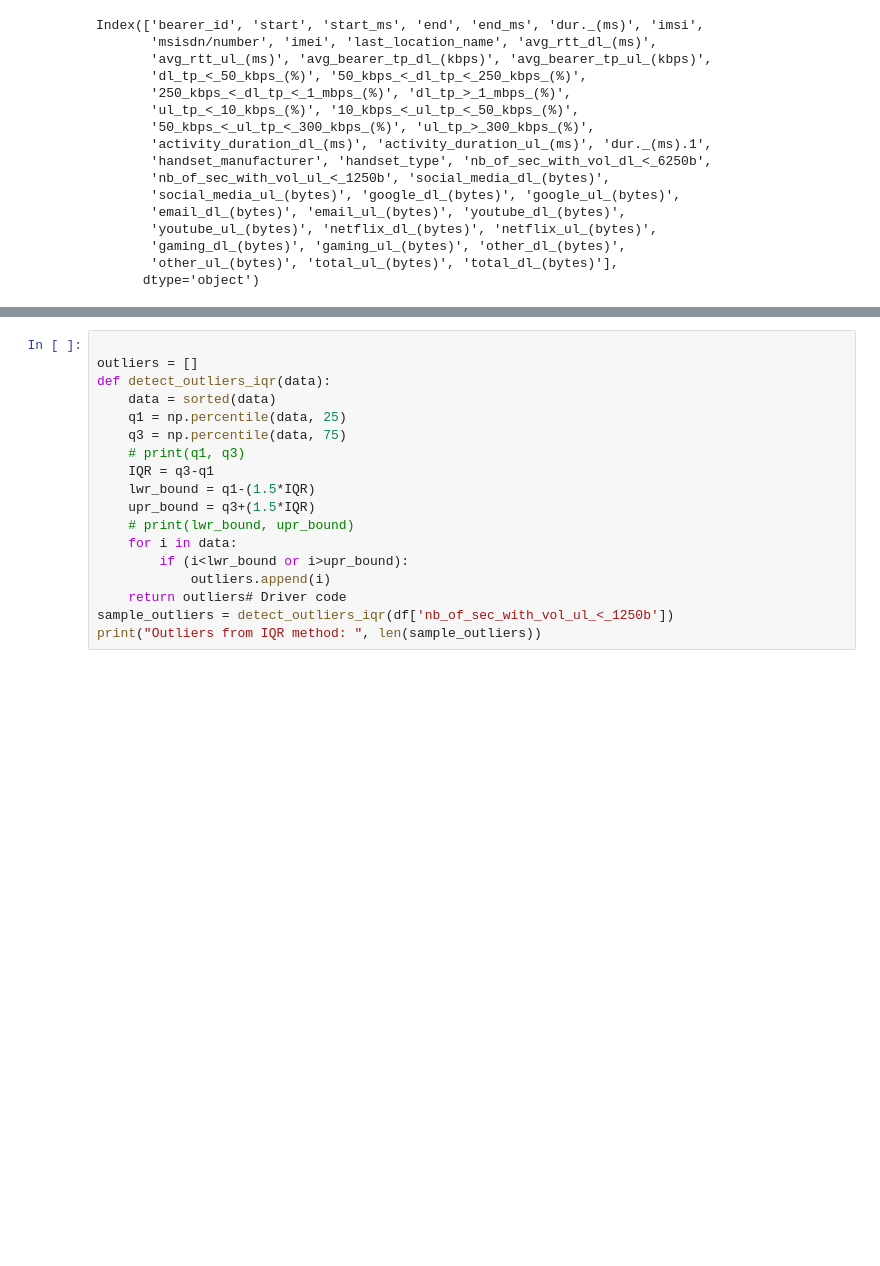
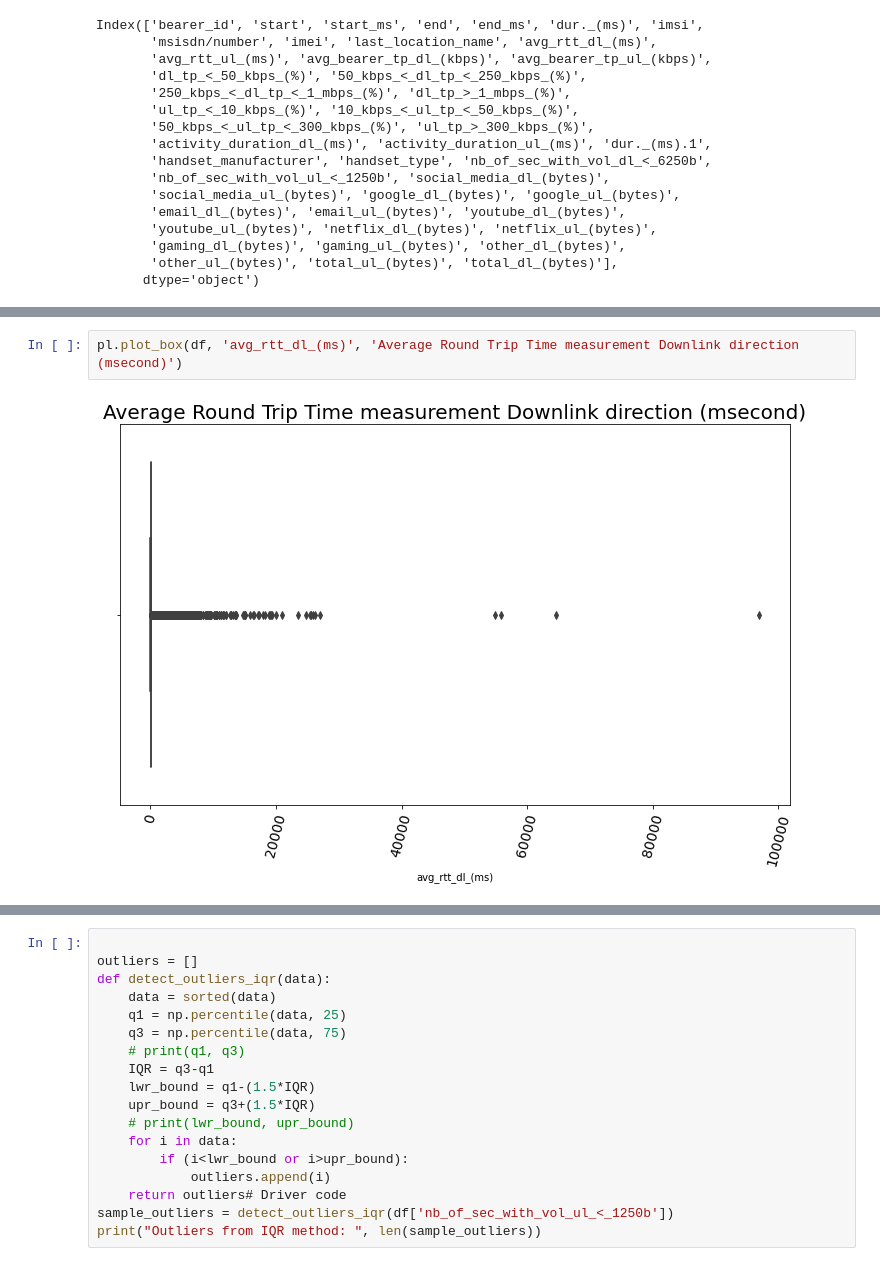
Before and after one commit to jedisam/Telecom-Data-Analysis, a Jupyter notebook: notebooks/outliers.ipynb, the cells around one changed output, grey strips where cells are left out. Drawn from its saved outputs; the diff is of its cells as text; blank space fills up the shorter version.

```diff
--- a/notebooks/outliers.ipynb
+++ b/notebooks/outliers.ipynb
@@ -55,0 +67,4 @@ Text(0.5, 0, 'Sample')
+# %%
+pl.plot_box(df, 'avg_rtt_dl_(ms)', 'Average Round Trip Time measurement Downlink direction (msecond)')
+# %% [output]
+[figure, added]
```
Also changed, not shown: parts of 39 cells of this notebook, 2 other files.
